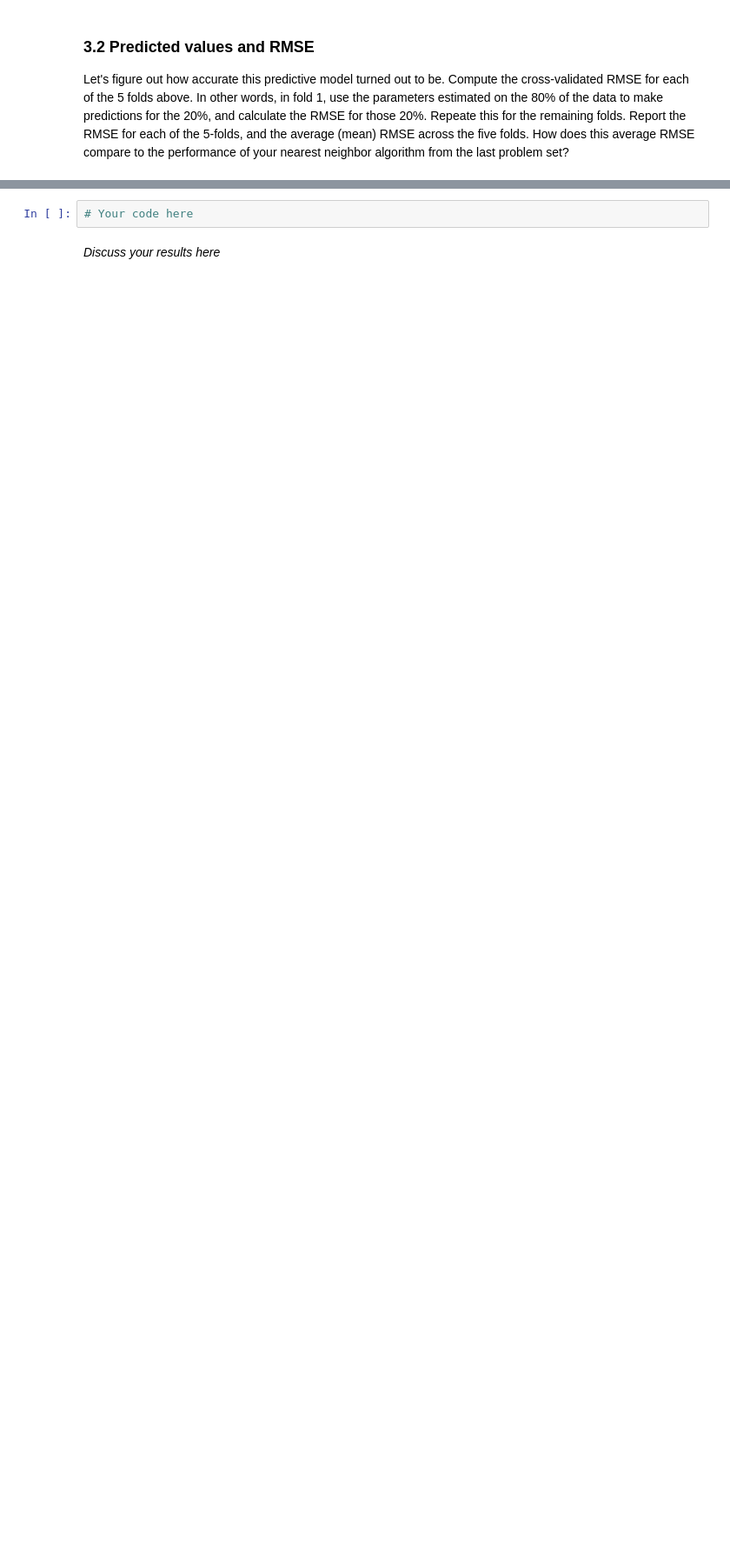
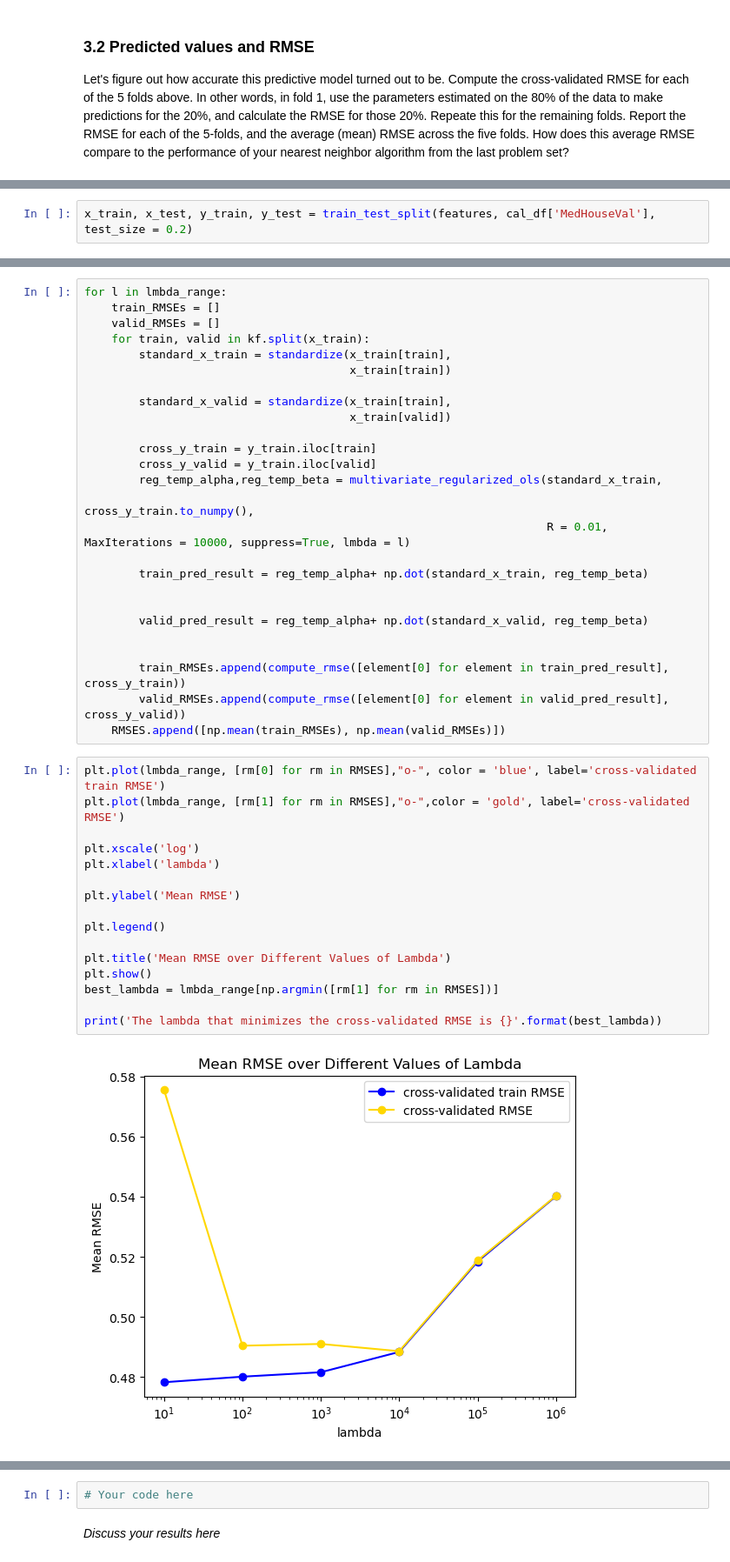
Before and after one commit to yilinn-117/INFO251, a Jupyter notebook: PS/Ni_Yilin_PS4.ipynb, the cells around one changed output, grey strips where cells are left out. Shown at 87% size. Cells and saved outputs as stored; diff of their text form; blank space fills up the shorter version.

```diff
--- a/PS/Ni_Yilin_PS4.ipynb
+++ b/PS/Ni_Yilin_PS4.ipynb
@@ -384,0 +485,2 @@ Let's figure out how accurate this predictive model turned out to be. Compute th
+# %%
+x_train, x_test, y_train, y_test = train_test_split(features, cal_df['MedHouseVal'], test_size = 0.2)
@@ -384,0 +599,44 @@ Let's figure out how accurate this predictive model turned out to be. Compute th
+# %%
+for l in lmbda_range:
+    train_RMSEs = []
+    valid_RMSEs = []
+    for train, valid in kf.split(x_train):
+        standard_x_train = standardize(x_train[train],
+                                       x_train[train])
+
+        standard_x_valid = standardize(x_train[train],
+                                       x_train[valid])
+
+        cross_y_train = y_train.iloc[train]
+        cross_y_valid = y_train.iloc[valid]
+        reg_temp_alpha,reg_temp_beta = multivariate_regularized_ols(standard_x_train,
+                                                                    cross_y_train.to_numpy(),
+                                                                    R = 0.01, MaxIterations = 10000, suppress=True, lmbda = l)
+
+        train_pred_result = reg_temp_alpha+ np.dot(standard_x_train, reg_temp_beta)
+
+
+        valid_pred_result = reg_temp_alpha+ np.dot(standard_x_valid, reg_temp_beta)
+
+
+        train_RMSEs.append(compute_rmse([element[0] for element in train_pred_result], cross_y_train))
+        valid_RMSEs.append(compute_rmse([element[0] for element in valid_pred_result], cross_y_valid))
+    RMSES.append([np.mean(train_RMSEs), np.mean(valid_RMSEs)])
+# %%
+plt.plot(lmbda_range, [rm[0] for rm in RMSES],"o-", color = 'blue', label='cross-validated train RMSE')
+plt.plot(lmbda_range, [rm[1] for rm in RMSES],"o-",color = 'gold', label='cross-validated RMSE')
+
+plt.xscale('log')
+plt.xlabel('lambda')
+
+plt.ylabel('Mean RMSE')
+
+plt.legend()
+
+plt.title('Mean RMSE over Different Values of Lambda')
+plt.show()
+best_lambda = lmbda_range[np.argmin([rm[1] for rm in RMSES])]
+
+print('The lambda that minimizes the cross-validated RMSE is {}'.format(best_lambda))
+# %% [output]
+[figure, added]
```
Also changed, not shown: parts of 57 cells of this notebook.
